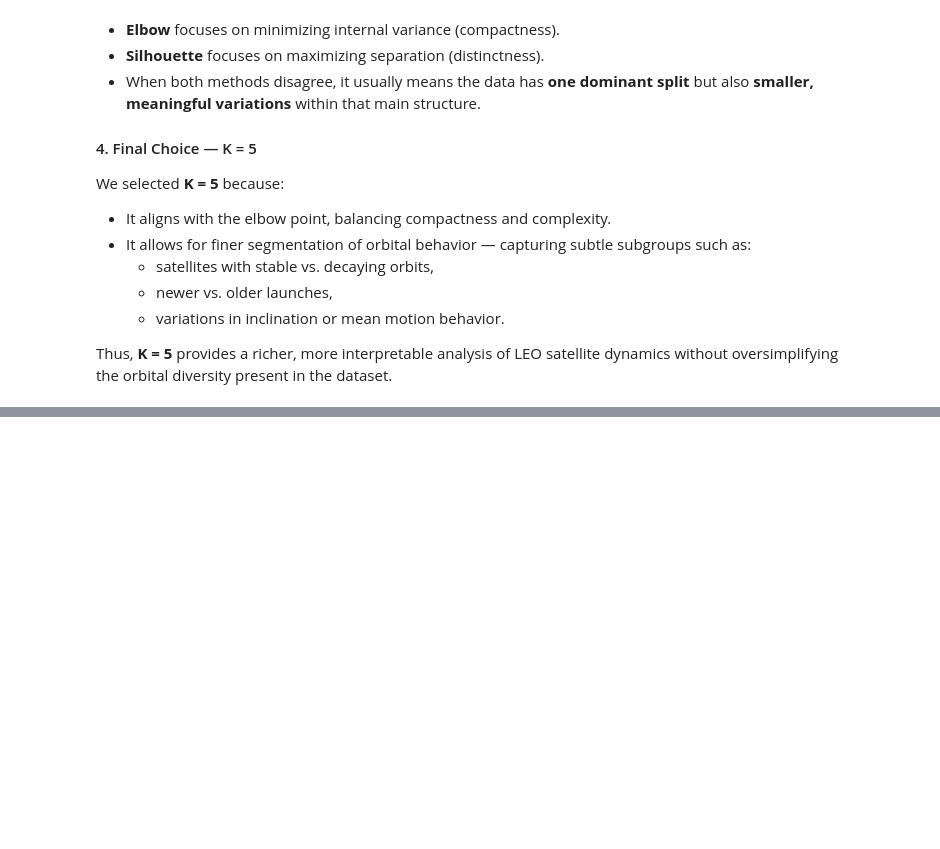
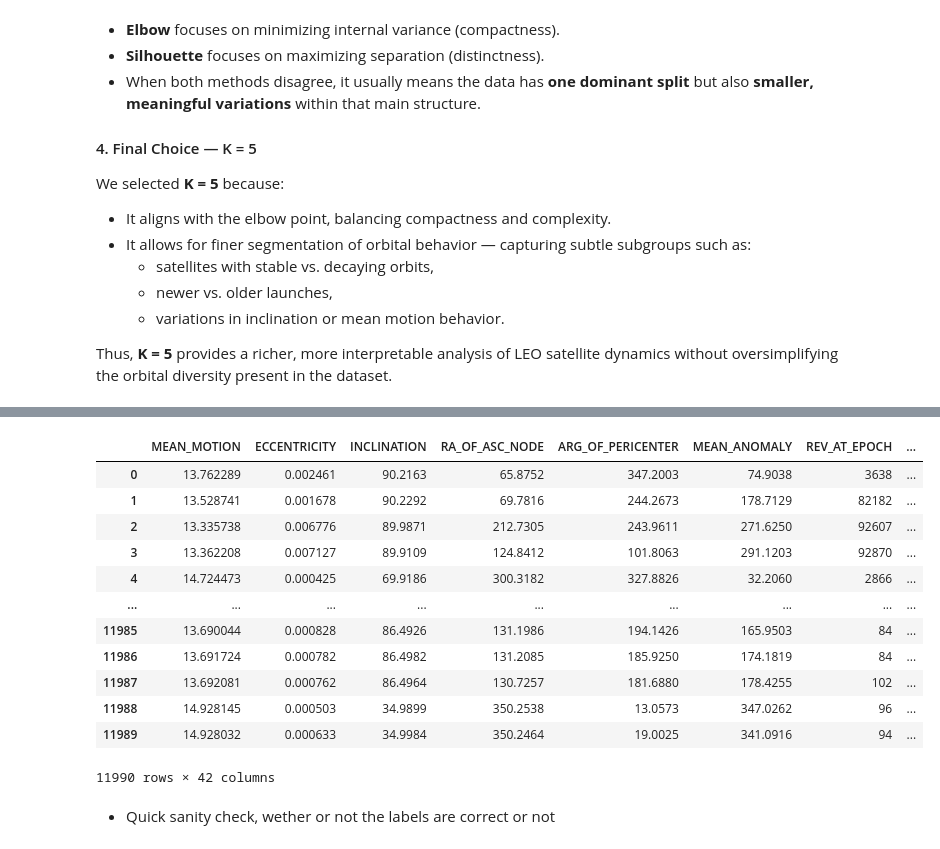
Before and after one commit to Sushrut2007/SpaceDebrisRadar.AI, a Jupyter notebook: notebooks/05_clustering.ipynb, the cells around one changed output, grey strips where cells are left out. Drawn from its saved outputs; the diff is of its cells as text; code cells hidden in the pictures; blank space fills up the shorter version.

Commit message:
Changed dataset load & save path in each notebook

```diff
--- a/notebooks/05_clustering.ipynb
+++ b/notebooks/05_clustering.ipynb
@@ -11,6 +11,6 @@ import seaborn as sns
 # Important thorughout this project
 %matplotlib inline
 # %%
-df = pd.read_csv('../data/model_ready/satellites_final.csv')
+df = pd.read_csv('../data/04_scaled/satellites_scaled.csv')
 # %%
 df.head()
@@ -240,0 +336,38 @@ Thus, **K = 5** provides a richer, more interpretable analysis of LEO satellite
+# %%
+# Save the unscaled version (for anomaly detection)
+import joblib
+
+# Import the featured engineered dataset (containing unscaled data values)
+unscaled = pd.read_csv('../data/03_engineered/satellites_engineered.csv')
+
+# Get the encoder which we used to encode the engineered dataset
+encoder = joblib.load('../data/04_scaled/encoder_sat_type.joblib')
+
+# Apply the same encoding
+encoded = encoder.transform(unscaled[['SAT_TYPE']])
+
+df_encoded = pd.concat([unscaled.drop('SAT_TYPE', axis=1), pd.DataFrame(encoded, columns=encoder.get_feature_names_out(['SAT_TYPE']))], axis=1)
+
+# Merge the corresponding cluster label
+df_encoded['CLUSTER'] = df['CLUSTER']
+
+# Save the CSV
+df_encoded.to_csv('../data/05_labeled/satellites_unscaled_labeled.csv', index=False)
+# %%
+df_encoded
+# %% [output]
+|  | MEAN_MOTION | ECCENTRICITY | INCLINATION | RA_OF_ASC_NODE | ARG_OF_PERICENTER | MEAN_ANOMALY | REV_AT_EPOCH | ... |
+| 0 | 13.762289 | 0.002461 | 90.2163 | 65.8752 | 347.2003 | 74.9038 | 3638 | ... |
+| 1 | 13.528741 | 0.001678 | 90.2292 | 69.7816 | 244.2673 | 178.7129 | 82182 | ... |
+| 2 | 13.335738 | 0.006776 | 89.9871 | 212.7305 | 243.9611 | 271.6250 | 92607 | ... |
+| 3 | 13.362208 | 0.007127 | 89.9109 | 124.8412 | 101.8063 | 291.1203 | 92870 | ... |
+| 4 | 14.724473 | 0.000425 | 69.9186 | 300.3182 | 327.8826 | 32.2060 | 2866 | ... |
+| ... | ... | ... | ... | ... | ... | ... | ... | ... |
+| 11985 | 13.690044 | 0.000828 | 86.4926 | 131.1986 | 194.1426 | 165.9503 | 84 | ... |
+| 11986 | 13.691724 | 0.000782 | 86.4982 | 131.2085 | 185.9250 | 174.1819 | 84 | ... |
+| 11987 | 13.692081 | 0.000762 | 86.4964 | 130.7257 | 181.6880 | 178.4255 | 102 | ... |
+| 11988 | 14.928145 | 0.000503 | 34.9899 | 350.2538 | 13.0573 | 347.0262 | 96 | ... |
+| 11989 | 14.928032 | 0.000633 | 34.9984 | 350.2464 | 19.0025 | 341.0916 | 94 | ... |
+11990 rows × 42 columns
+# %% [markdown]
+- Quick sanity check, wether or not the labels are correct or not
```
Also changed, not shown: parts of 16 cells of this notebook, 2 other files.
